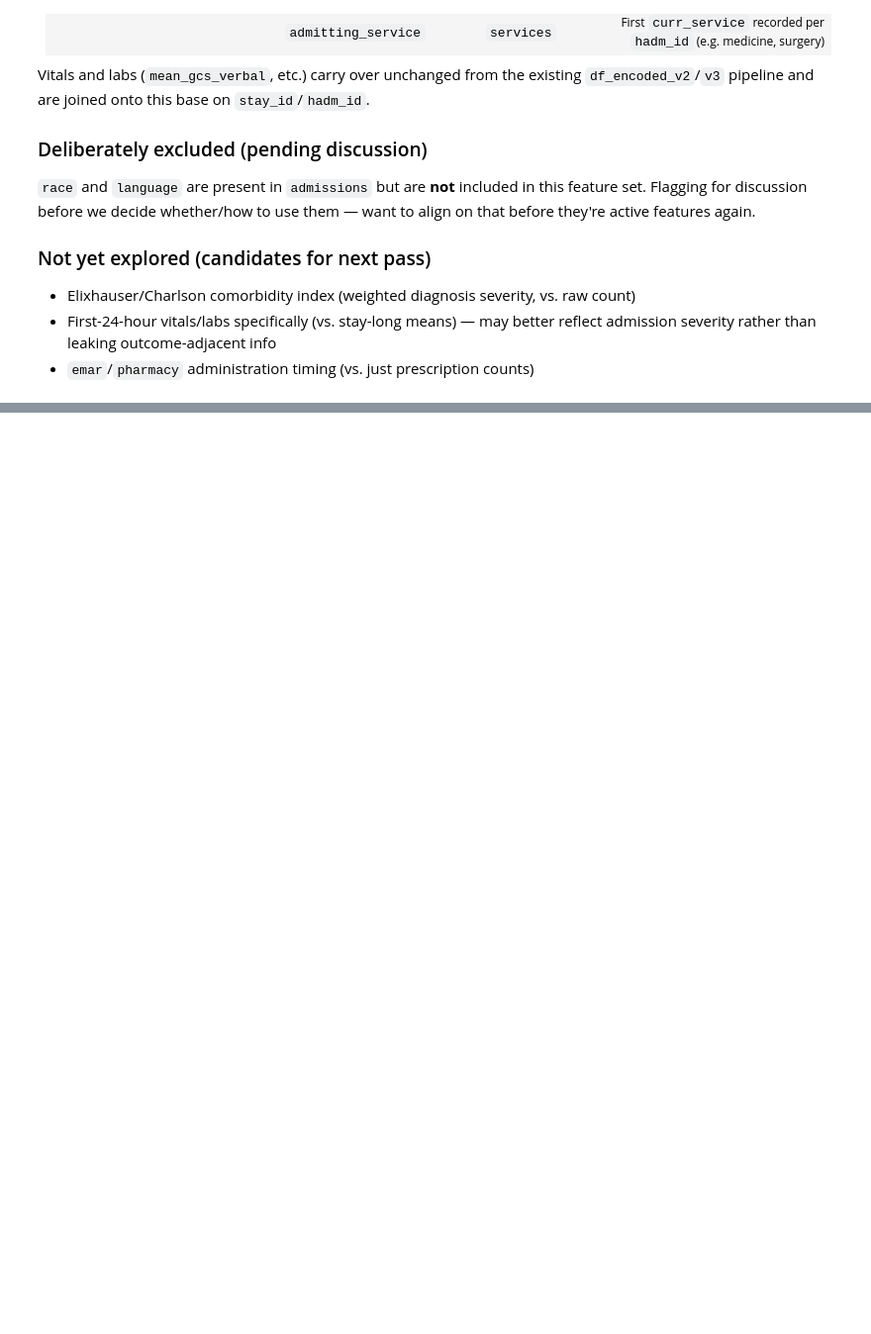
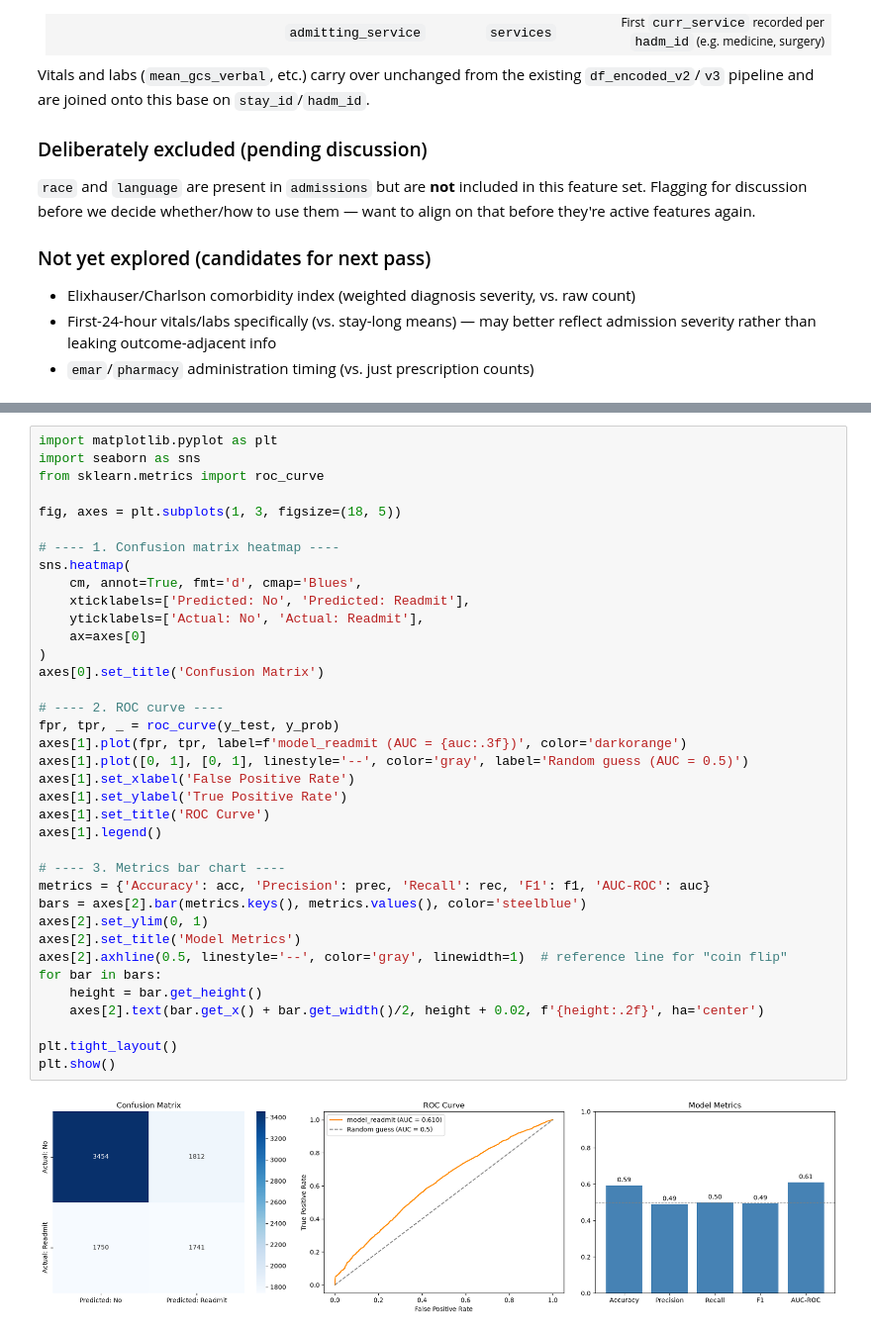
Before and after one commit to alexanderwu/MedAgent, a Jupyter notebook: notebooks/new page.ipynb, the cells around one changed output, grey strips where cells are left out. Shown at 99% size. Drawn from its saved outputs; the diff is of its cells as text; blank space fills up the shorter version.

```diff
--- a/notebooks/new page.ipynb
+++ b/notebooks/new page.ipynb
@@ -475,0 +682,39 @@ Vitals and labs (`mean_gcs_verbal`, etc.) carry over unchanged from the existing
+# %%
+import matplotlib.pyplot as plt
+import seaborn as sns
+from sklearn.metrics import roc_curve
+
+fig, axes = plt.subplots(1, 3, figsize=(18, 5))
+
+# ---- 1. Confusion matrix heatmap ----
+sns.heatmap(
+    cm, annot=True, fmt='d', cmap='Blues',
+    xticklabels=['Predicted: No', 'Predicted: Readmit'],
+    yticklabels=['Actual: No', 'Actual: Readmit'],
+    ax=axes[0]
+)
+axes[0].set_title('Confusion Matrix')
+
+# ---- 2. ROC curve ----
+fpr, tpr, _ = roc_curve(y_test, y_prob)
+axes[1].plot(fpr, tpr, label=f'model_readmit (AUC = {auc:.3f})', color='darkorange')
+axes[1].plot([0, 1], [0, 1], linestyle='--', color='gray', label='Random guess (AUC = 0.5)')
+axes[1].set_xlabel('False Positive Rate')
+axes[1].set_ylabel('True Positive Rate')
+axes[1].set_title('ROC Curve')
+axes[1].legend()
+
+# ---- 3. Metrics bar chart ----
+metrics = {'Accuracy': acc, 'Precision': prec, 'Recall': rec, 'F1': f1, 'AUC-ROC': auc}
+bars = axes[2].bar(metrics.keys(), metrics.values(), color='steelblue')
+axes[2].set_ylim(0, 1)
+axes[2].set_title('Model Metrics')
+axes[2].axhline(0.5, linestyle='--', color='gray', linewidth=1)  # reference line for "coin flip"
+for bar in bars:
+    height = bar.get_height()
+    axes[2].text(bar.get_x() + bar.get_width()/2, height + 0.02, f'{height:.2f}', ha='center')
+
+plt.tight_layout()
+plt.show()
+# %% [output]
+[figure, added]
```
Also changed, not shown: parts of 26 cells of this notebook, 1 other file.
